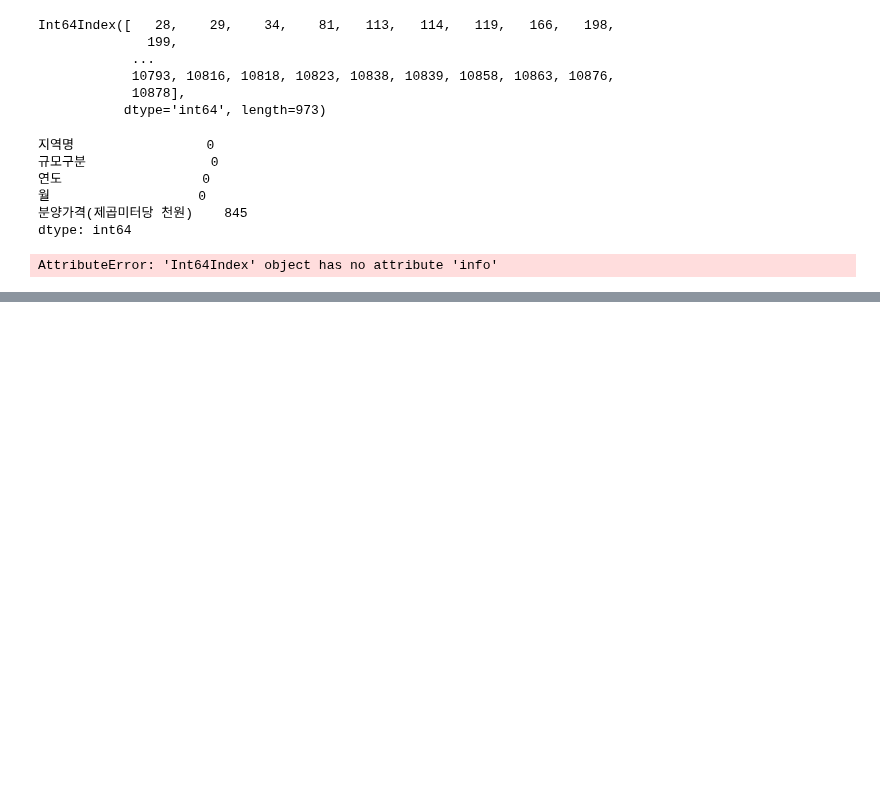
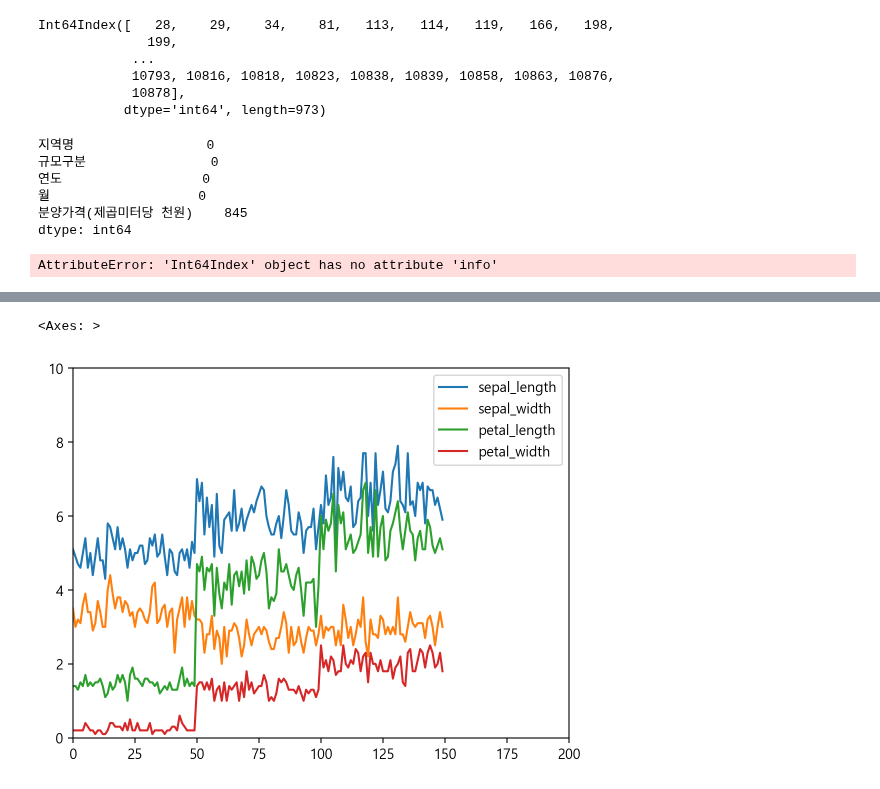
Before and after one commit to jack8704/ai, a Jupyter notebook: source/01_python/연습장2.ipynb, the cells around one changed output, grey strips where cells are left out. Drawn from its saved outputs; the diff is of its cells as text; code cells hidden in the pictures; blank space fills up the shorter version.

```diff
--- a/source/01_python/연습장2.ipynb
+++ b/source/01_python/연습장2.ipynb
@@ -177,3 +177,22 @@ dtype: int64
 AttributeError: 'Int64Index' object has no attribute 'info'
 # %%
 # 973-845 갯수가 결측치가 아닌 엉뚱한 데이터  ㅇ(-, ' ' 등등)
+# %%
+import matplotlib.pyplot as plt
+# from matplotlib import pyplot as plt
+import matplotlib
+matplotlib.__version__
+# 시각화한 그래프를 저장할 해상도 높이기
+%config InlineBackend.figure_format='retina'
+
+# 한글 설정(Window / MacOS)
+plt.rc('font',family='Malgun Gothic') #윈도우즈
+#plt.rc('font',family='Apple Gothic') #MacOS
+plt.rc('axes',unicode_minus=False) #축의 (-)깨짐 방지
+
+
+# warning(경고)  안보이게
+import warnings
+#warnings.filterwarnings(action='default')  # 기본 경고 메세지 다 보이게
+#warnings.filterwarnings(action='ignore') # 경고메세지 안보이게
+import seaborn as sns
@@ -179,0 +201,4 @@ AttributeError: 'Int64Index' object has no attribute 'info'
+# %%
+plt.figure(figsize=(10,5))
+plt.rcParams['figure.figsize']=(5,5)
+plt.subplot(2,1,)
@@ -179,0 +217,4 @@ AttributeError: 'Int64Index' object has no attribute 'info'
+# %%
+import seaborn as sns
+iris = sns.load_dataset('iris')
+iris.sample(5)
@@ -179,0 +228,5 @@ AttributeError: 'Int64Index' object has no attribute 'info'
+# %%
+iris.plot(kind='line',xlim=(0,200),ylim=(0,10),)
+# %% [output]
+<Axes: >
+[figure, added]
```
Also changed, not shown: parts of 13 cells of this notebook, 36 other files.
